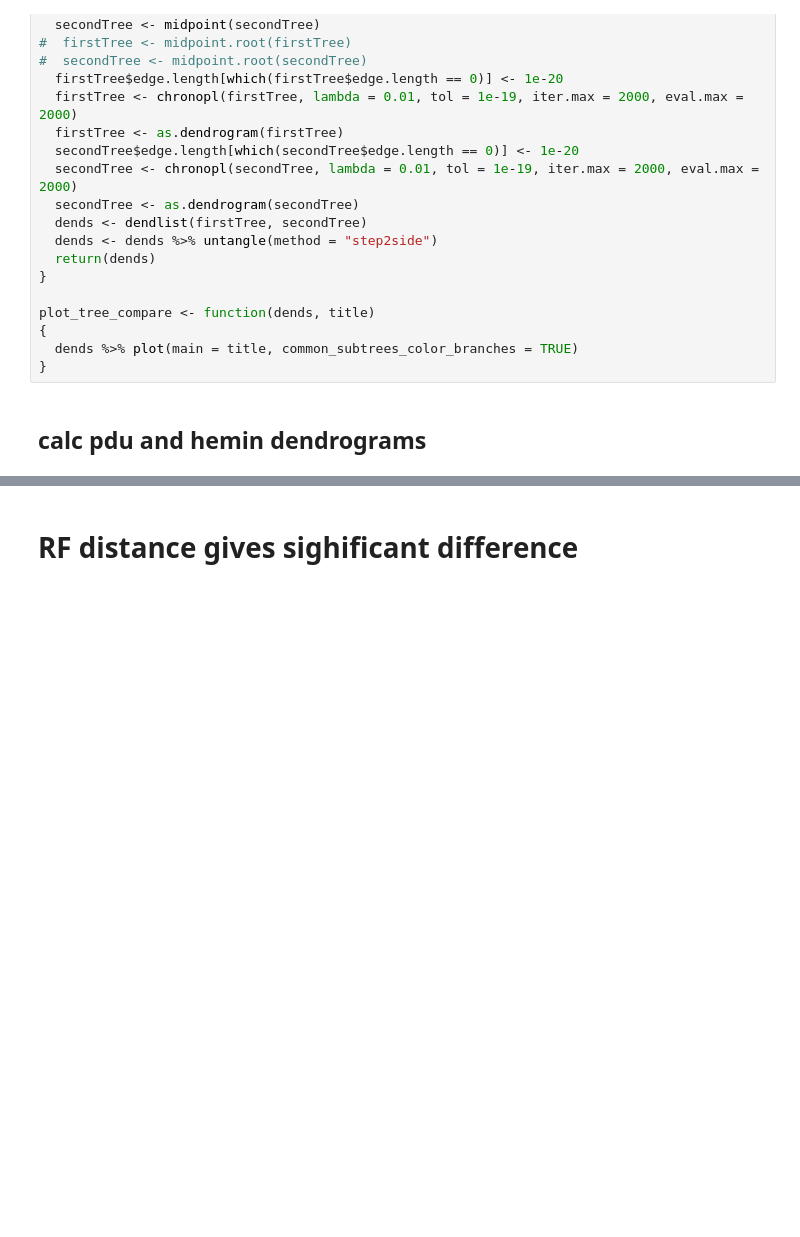
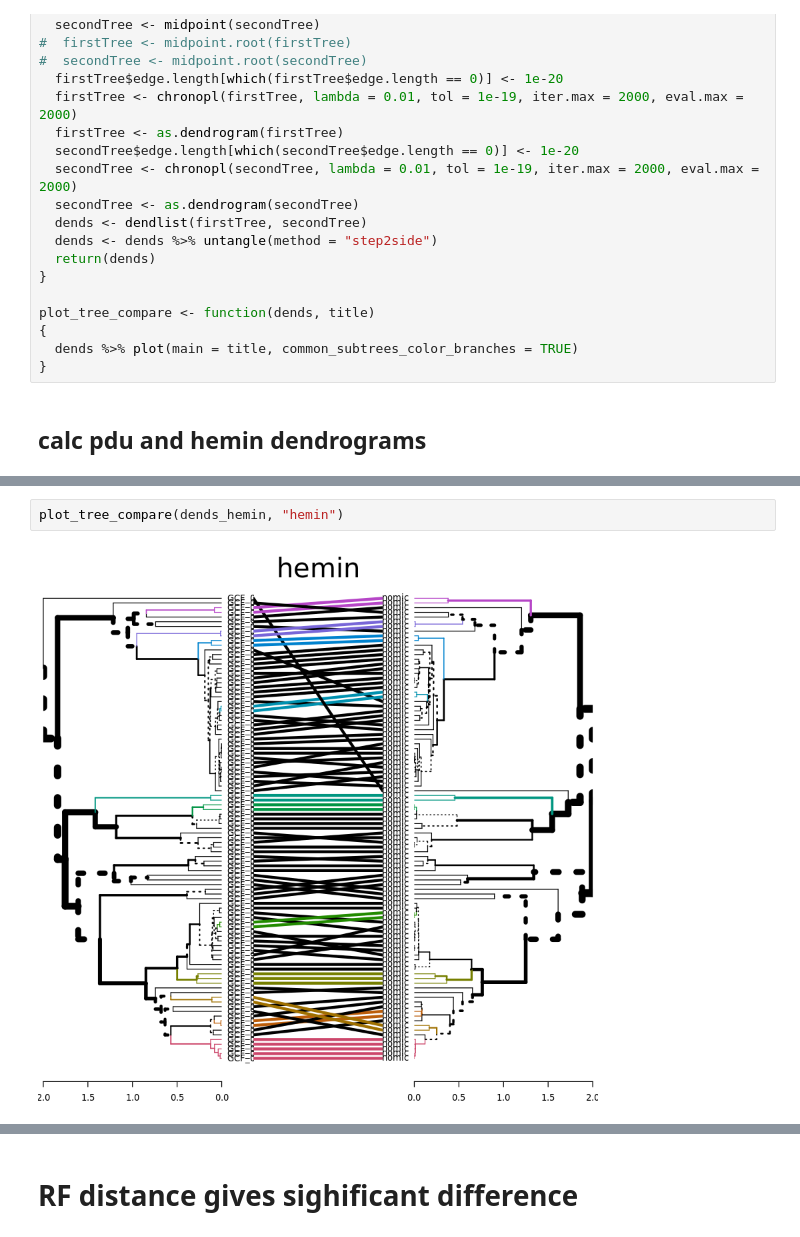
Before and after one commit to paraslonic/operon_travel, a Jupyter notebook: compare_pdu_sorbitol_RF.ipynb, the cells around one changed output, grey strips where cells are left out. Saved outputs shown, nothing was run; the diff lists cells and outputs as text; blank space fills up the shorter version.

```diff
--- a/compare_pdu_sorbitol_RF.ipynb
+++ b/compare_pdu_sorbitol_RF.ipynb
@@ -48,3 +60,7 @@ plot_tree_compare(dends_srb, "sorbitol")
+# %%
+plot_tree_compare(dends_hemin, "hemin")
+# %% [output]
+[figure, added]
 # %%
 plot_tree_compare(dends_pdu, "PDU")
 # %% [output]
```
Also changed, not shown: parts of 12 cells of this notebook, 3 other files.
